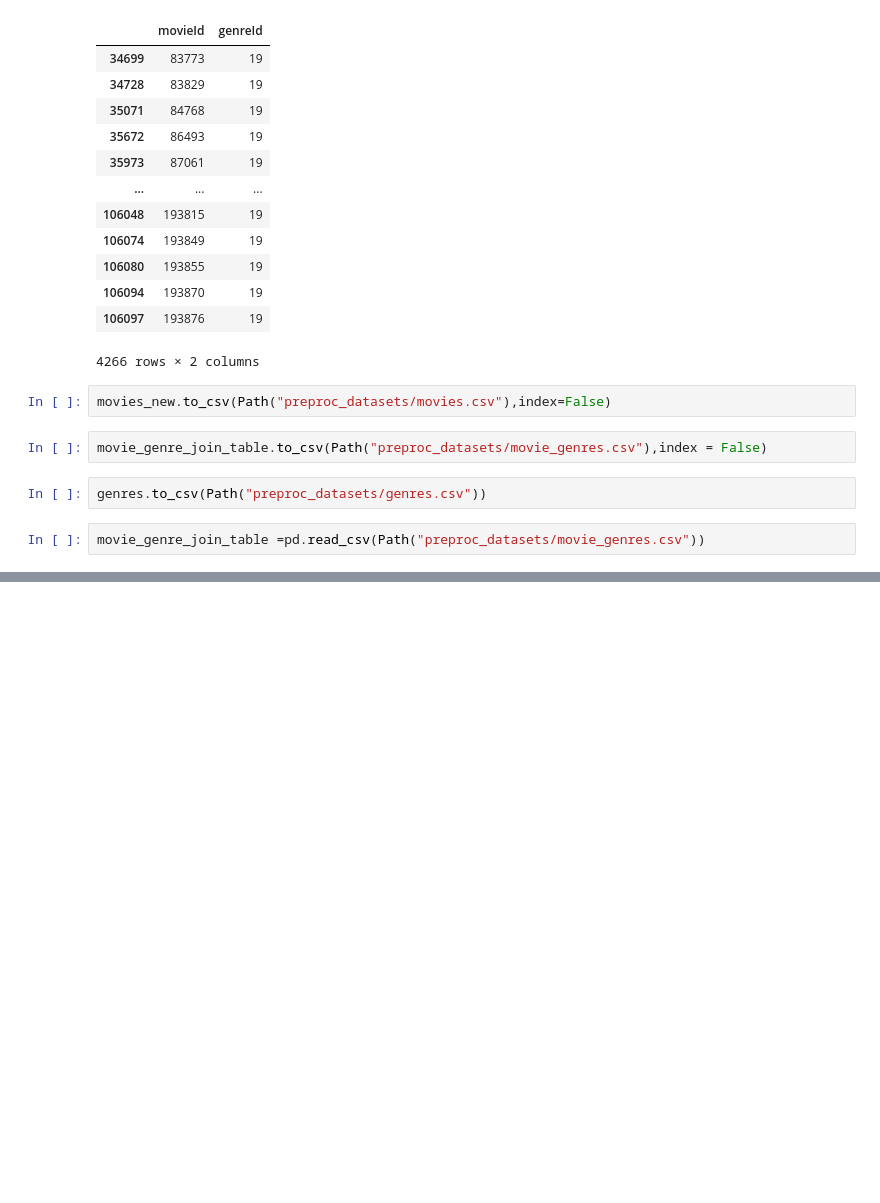
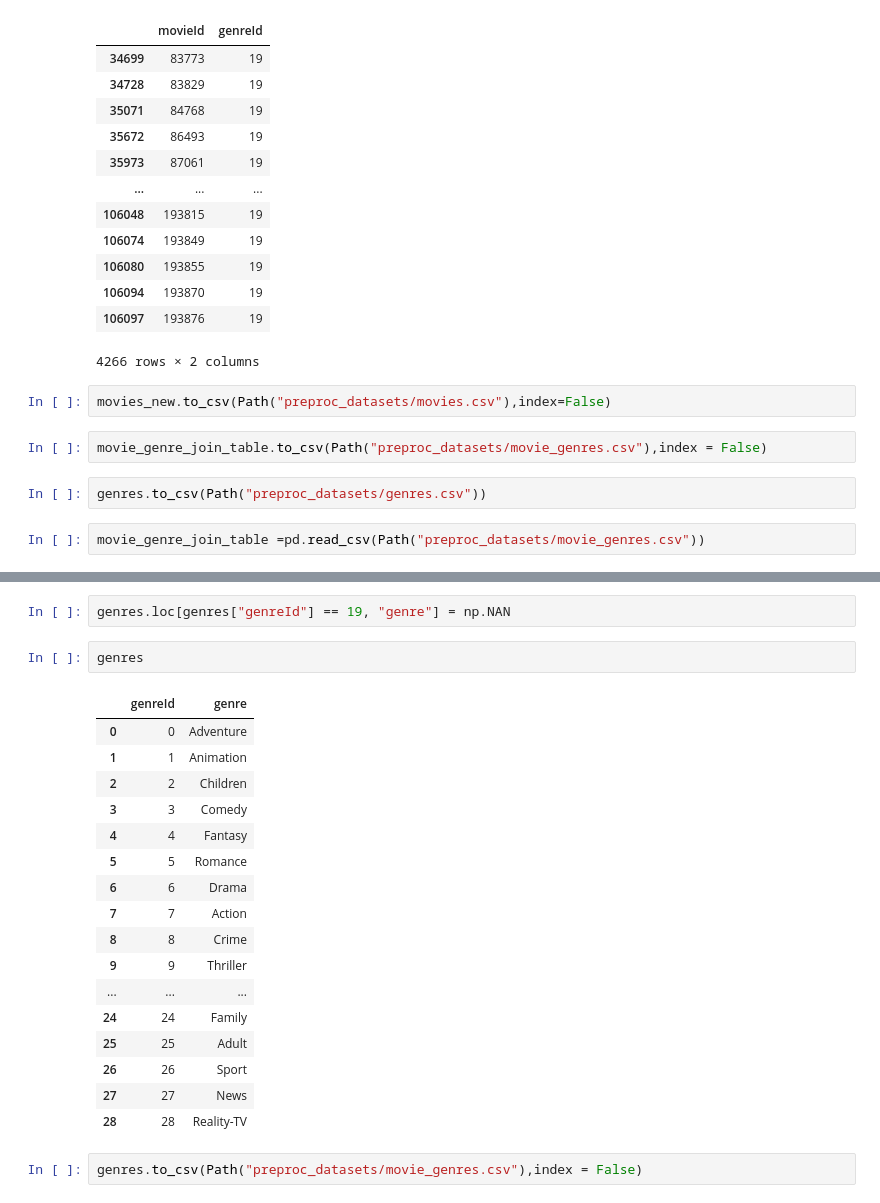
Before and after one commit to RohitMNair/Dashboard, a Jupyter notebook: movies_prepos.ipynb, the cells around one changed output, grey strips where cells are left out. Drawn from its saved outputs; the diff is of its cells as text; blank space fills up the shorter version.

```diff
--- a/movies_prepos.ipynb
+++ b/movies_prepos.ipynb
@@ -428,0 +459,24 @@ no genre avail 141442
+# %%
+genres.loc[genres["genreId"] == 19, "genre"] = np.NAN
+# %%
+genres
+# %% [output]
+|  | genreId | genre |
+| 0 | 0 | Adventure |
+| 1 | 1 | Animation |
+| 2 | 2 | Children |
+| 3 | 3 | Comedy |
+| 4 | 4 | Fantasy |
+| 5 | 5 | Romance |
+| 6 | 6 | Drama |
+| 7 | 7 | Action |
+| 8 | 8 | Crime |
+| 9 | 9 | Thriller |
+| ... | ... | ... |
+| 24 | 24 | Family |
+| 25 | 25 | Adult |
+| 26 | 26 | Sport |
+| 27 | 27 | News |
+| 28 | 28 | Reality-TV |
+# %%
+genres.to_csv(Path("preproc_datasets/movie_genres.csv"),index = False)
```
Also changed, not shown: parts of 8 cells of this notebook, 1 other file.
